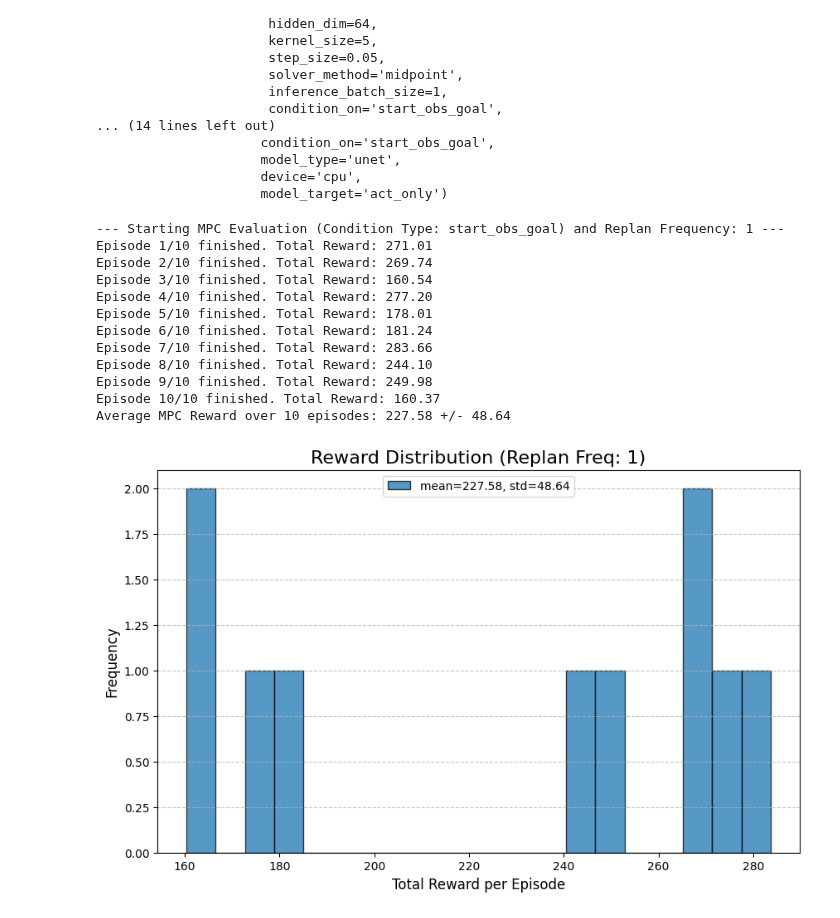
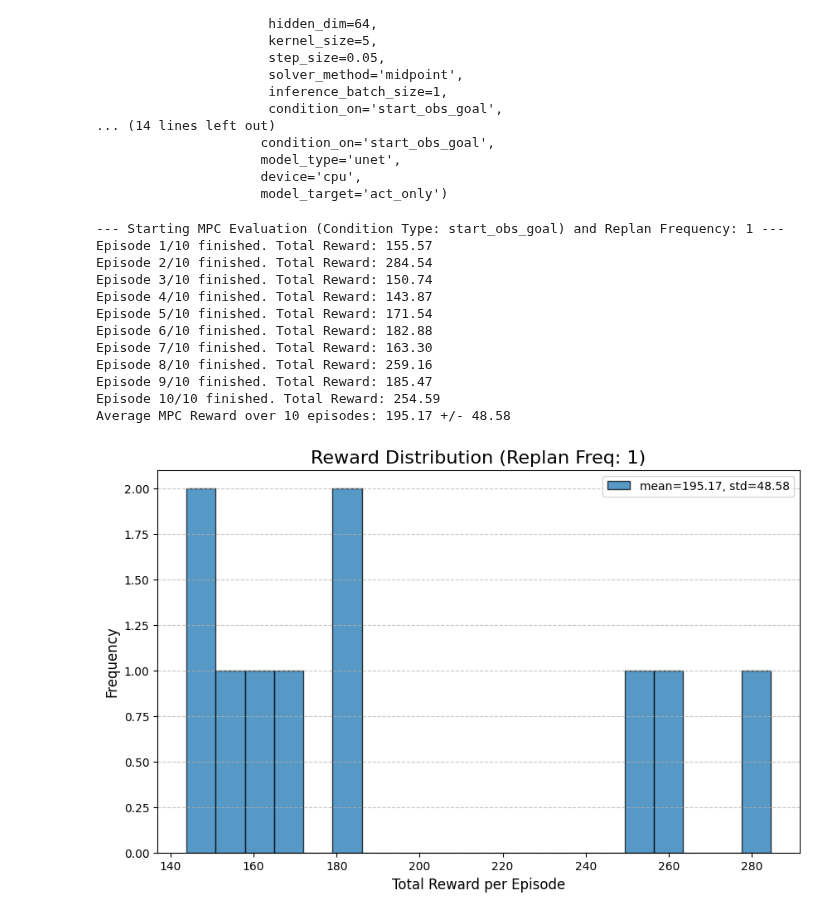
Before and after one commit to frankcholula/flow_planner, a Jupyter notebook: src/notebooks/hp.ipynb, the cells around one changed output. Drawn from its saved outputs; the diff is of its cells as text; code cells hidden in the pictures.

```diff
--- a/src/notebooks/hp.ipynb
+++ b/src/notebooks/hp.ipynb
@@ -412,63 +403,35 @@ GlobalLunarLanderArgs(environment='LunarLander-v3',
                      model_type='unet',
                      device='cpu',
                      model_target='act_only')
-# %%
-class StatefulHierarchicalPlanner:
-    def __init__(self, global_planner, local_planner, global_replan_freq=10):
-        self.global_planner = global_planner
-        self.local_planner = local_planner
-        self.global_replan_freq = global_replan_freq
-        self.cached_obs_plan = None
-        self.steps_since_last_global_plan = self.global_replan_freq
-
-    def __call__(self, cond_dict, replan_freq=5):
-        # decide whether to run the expensive global planner
-        if (
-            self.cached_obs_plan is None
-            or self.steps_since_last_global_plan >= self.global_replan_freq
-        ):
-            self.cached_obs_plan, _ = self.global_planner(cond_dict)
-            self.steps_since_last_global_plan = 0
-
-        # always run the cheap local planner logic
-        lookahead_steps = self.steps_since_last_global_plan + replan_freq
-        waypoint_idx = min(lookahead_steps, len(self.cached_obs_plan) - 1)
-        subgoal = self.cached_obs_plan[waypoint_idx]
-
-        # low-level plan in action space conditioned on the waypoint
-        start_obs = cond_dict["start_obs_goal"][0]
-        local_cond = {"start_obs_goal": (start_obs, subgoal)}
-        _, act_plan = self.local_planner(local_cond)
-
-        # update step counter
-        self.steps_since_last_global_plan += replan_freq
-
-        return self.cached_obs_plan, act_plan
 # %%
+from src.pipelines.lunarlander.planners import StatefulHierarchicalPlanner
+
 final_goal_state = torch.tensor([0, 0, 0, 0, 0, 0, 1, 1], dtype=torch.float32)
-hierarchical_planner = StatefulHierarchicalPlanner(global_planner, local_planner, global_replan_freq=20)
+hierarchical_planner = StatefulHierarchicalPlanner(
+    global_planner, local_planner, global_replan_freq=30
+)
 rewards = evaluate_policy_mpc(
     env=env,
     planner_fn=hierarchical_planner,
     num_episodes=10,
     condition_type="start_obs_goal",
     goal_obs=final_goal_state,
     max_episode_length=300,
     replan_freq=1,
     render=False,
 )
 env.close()
 # %% [output]
 --- Starting MPC Evaluation (Condition Type: start_obs_goal) and Replan Frequency: 1 ---
-Episode 1/10 finished. Total Reward: 271.01
-Episode 2/10 finished. Total Reward: 269.74
-Episode 3/10 finished. Total Reward: 160.54
-Episode 4/10 finished. Total Reward: 277.20
-Episode 5/10 finished. Total Reward: 178.01
-Episode 6/10 finished. Total Reward: 181.24
-Episode 7/10 finished. Total Reward: 283.66
-Episode 8/10 finished. Total Reward: 244.10
-Episode 9/10 finished. Total Reward: 249.98
-Episode 10/10 finished. Total Reward: 160.37
-Average MPC Reward over 10 episodes: 227.58 +/- 48.64
+Episode 1/10 finished. Total Reward: 155.57
+Episode 2/10 finished. Total Reward: 284.54
+Episode 3/10 finished. Total Reward: 150.74
+Episode 4/10 finished. Total Reward: 143.87
+Episode 5/10 finished. Total Reward: 171.54
+Episode 6/10 finished. Total Reward: 182.88
+Episode 7/10 finished. Total Reward: 163.30
+Episode 8/10 finished. Total Reward: 259.16
+Episode 9/10 finished. Total Reward: 185.47
+Episode 10/10 finished. Total Reward: 254.59
+Average MPC Reward over 10 episodes: 195.17 +/- 48.58
-[figure, old version]
+[figure, new version]
```
Also changed, not shown: parts of 1 cell of this notebook, 4 other files.
